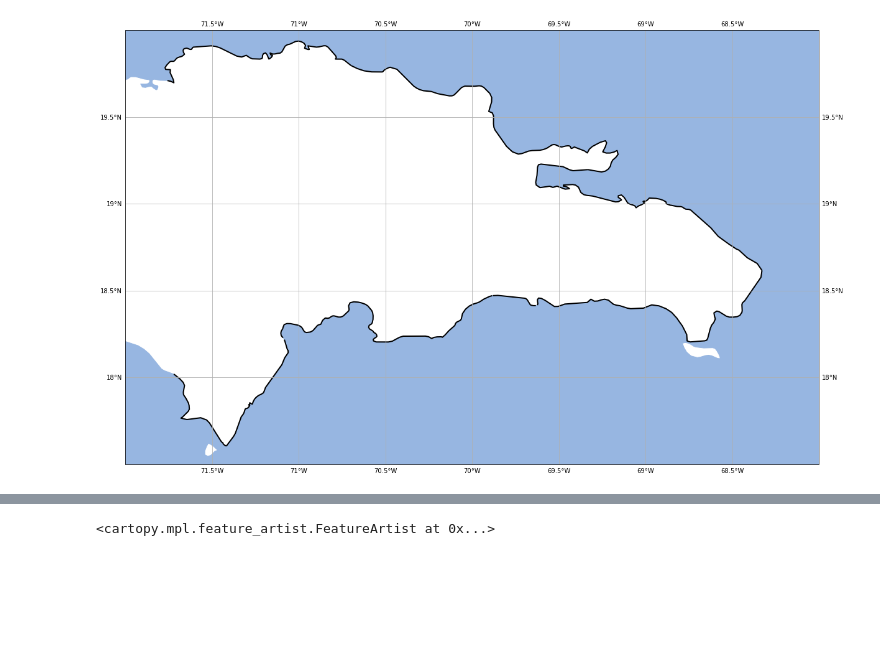
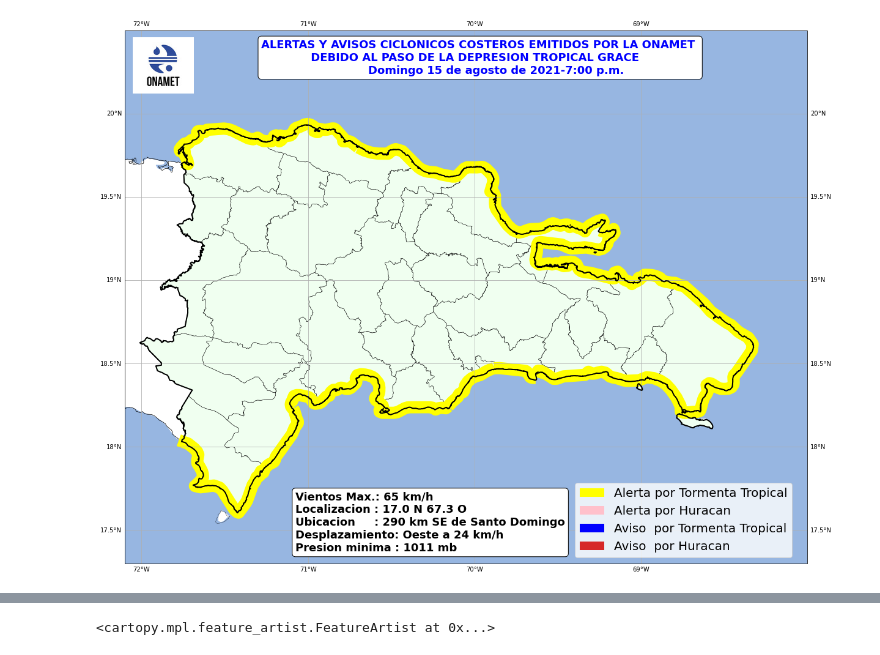
Before and after one commit to jmedinah09/UnidataProjects, a Jupyter notebook: tropical_cyclone_plot_project/Tropical_Cyclone_Plot_Project.ipynb, the cells around one changed output, grey strips where cells are left out. Cells and saved outputs as stored; diff of their text form; code cells hidden in the pictures; blank space fills up the shorter version.

```diff
--- a/tropical_cyclone_plot_project/Tropical_Cyclone_Plot_Project.ipynb
+++ b/tropical_cyclone_plot_project/Tropical_Cyclone_Plot_Project.ipynb
@@ -108,38 +125,103 @@ multi_points = MultiPoint(p_ext)
 #p_bkp = np.array(list(breakingpoints_rd_2021_reordered['geometry'])[0].coords[0])
 bkps = list(breakingpoints_rd_2021_reordered['geometry'])
 
-idxs      = [458, 435, 403, 325, 309, 300, 268, 244, 165, 110, 83, 0]
+idxs      = [458, 435, 403, 325, 309, 300, 268, 244, 165, 150, 110, 83, 0]
 nb_pp     = LineString(multi_points[0:84])
-pp_cfv    = LineString(multi_points[83:111])
-cfv_smn   = LineString(multi_points[110:166])
+pp_cfv    = LineString(multi_points[83:112])
+cfv_cc    = LineString(multi_points[110:152])
+cc_smn    = LineString(multi_points[152:167])
 smn_ce    = LineString(multi_points[165:245])
-ce_is     = LineString(multi_points[244:269])
-is_ccd    = LineString(multi_points[268:300])
-ccd_sd    = LineString(multi_points[300:309])
+ce_is     = LineString(multi_points[243:269])
+is_ccd    = LineString(multi_points[267:300])
+ccd_sd    = LineString(multi_points[300:310])
 sd_pplq   = LineString(multi_points[309:326])
 pplq_brhn = LineString(multi_points[325:403])
-brhn_cbt  = LineString(multi_points[403:436])
-cbt_sb    = LineString(multi_points[435:458])
+brhn_cbt  = LineString(multi_points[402:437])
+cbt_sb    = LineString(multi_points[435:459])
 
-d = {'coast_segment': ['nb_pp', 'pp_cfv', 'cfv_smn', 'smn_ce', 'ce_is', 'is_ccd', 'ccd_sd',
+d = {'coast_segment': ['nb_pp', 'pp_cfv', 'cfv_cc', 'cc_smn', 'smn_ce', 'ce_is', 'is_ccd', 'ccd_sd',
                        'sd_pplq', 'pplq_brhn', 'brhn_cbt', 'cbt_sb'],
-     'geometry'     : [nb_pp, pp_cfv, cfv_smn, smn_ce, ce_is, is_ccd, ccd_sd,
+     'geometry'     : [nb_pp, pp_cfv, cfv_cc, cc_smn, smn_ce, ce_is, is_ccd, ccd_sd,
                        sd_pplq, pplq_brhn, brhn_cbt, cbt_sb]}
 coast_segment_gdf = geopandas.GeoDataFrame(d, crs="EPSG:4326")
-a = list(coast_segment_gdf['geometry'])[0]
+
 
 
 fig = plt.figure(figsize=(20, 20))
 ax  = plt.subplot(1, 1, 1, projection = map_crs)
 
-ax.set_extent([-100, -50, 10, 40])
-ax.set_extent([-72, -68, 17.5, 20])
+
+ax.set_extent([-72.1, -68, 17.3, 20.5])
 ax.add_feature(cfeat.OCEAN.with_scale('10m'))
 
 grid_lines = ax.gridlines(draw_labels=True)
 grid_lines.xformatter = LONGITUDE_FORMATTER
 grid_lines.yformatter = LATITUDE_FORMATTER
 
-ax.add_geometries(coast_segment_gdf['geometry'], crs=data_crs, facecolor='none',
-                   edgecolor='black', linewidth=2)
+
+
+ww_colors = {'nb_pp'    : 'yellow',
+             'pp_cfv'   : 'yellow',
+             'cfv_cc'   : 'yellow',
+             'cc_smn'   : 'yellow',
+             'smn_ce'   : 'yellow',
+             'smn_ce'   : 'yellow',
+             'ce_is'    : 'yellow',
+             'is_ccd'   : 'yellow',
+             'ccd_sd'   : 'yellow',
+             'sd_pplq'  : 'yellow',
+             'pplq_brhn': 'yellow',
+             'brhn_cbt' : 'yellow',
+             'cbt_sb'   : 'yellow',
+            }
+ax.add_geometries(hispaniola_gdf['geometry'], crs=data_crs, facecolor='none',
+                 edgecolor='black', linewidth=0.5, alpha=0.7)
+ax.add_geometries(limite_gdf['geometry'], crs=data_crs, facecolor='none',
+                  edgecolor='black', linewidth=1, alpha=0.7)
+ax.add_geometries(silueta_haiti_gdf['geometry'], crs=data_crs, facecolor='none',
+                 edgecolor='black', linewidth=0.5)
+ax.add_geometries(silueta_rd_gdf['geometry'], crs=data_crs, facecolor='none',
+                 edgecolor='black', linewidth=2, zorder = 10)
+ax.add_geometries(PROVINCIAS_gdf['geometry'], crs=data_crs, facecolor='honeydew',
+                 edgecolor='black', linewidth=0.5)
+# ax.scatter(breakingpoints_rd_2021['Longitude'], breakingpoints_rd_2021['Latitude'],transform=data_crs,
+#                 zorder=10, color = 'black', s=50)
+
+
+for ww_type in ww_colors.keys():
+    ww_subset = coast_segment_gdf[coast_segment_gdf['coast_segment']==ww_type]
+    ax.add_geometries(ww_subset['geometry'], facecolor='none',
+                     edgecolor=ww_colors[ww_type], crs=data_crs,
+                     linewidth=20, alpha = 1)
+
+logo = imread('onamet-logo.jpg')
+fig.figimage(logo, 60, 790, zorder=100)
+
+props = dict(boxstyle='round', facecolor='white', alpha=1)
+
+xtxt = 0.2
+ytxt = 0.983
+text = 'ALERTAS Y AVISOS CICLONICOS COSTEROS EMITIDOS POR LA ONAMET \n             DEBIDO AL PASO DE LA DEPRESION TROPICAL GRACE\n                            Domingo 15 de agosto de 2021-7:00 p.m.'
+ax.text(xtxt, ytxt, text, transform=ax.transAxes, fontsize=18, verticalalignment='top', bbox=props,
+        weight = 'bold', color = 'blue')
+
+
+
+xtxt = 0.25
+ytxt = 0.135
+text = 'Vientos Max.: 65 km/h\nLocalizacion : 17.0 N 67.3 O\nUbicacion     : 290 km SE de Santo Domingo\nDesplazamiento: Oeste a 24 km/h\nPresion minima : 1011 mb'
+
+ax.text(xtxt, ytxt, text, transform=ax.transAxes, fontsize=18, verticalalignment='top', bbox=props,
+        weight = 'bold')
+
+
+TWA = mpatches.Rectangle((0, 0), 1, 1, facecolor="yellow")
+HWA = mpatches.Rectangle((0, 0), 1, 1, facecolor="pink")
+TWR = mpatches.Rectangle((0, 0), 1, 1, facecolor="blue")
+HWR = mpatches.Rectangle((0, 0), 1, 1, facecolor="tab:red")
+labels = ['Alerta por Tormenta Tropical',
+          'Alerta por Huracan',
+          'Aviso  por Tormenta Tropical',
+          'Aviso  por Huracan']
+ax.legend([TWA, HWA, TWR, HWR], labels, loc='lower left', bbox_to_anchor=(0.65, 0), fancybox=True, fontsize = 20)
 # %% [output]
@@ -147 +229 @@ ax.add_geometries(coast_segment_gdf['geometry'], crs=data_crs, facecolor='none',
-[figure, old version]
+[figure, new version]
```
Also changed, not shown: parts of 10 cells of this notebook, 9 other files.
